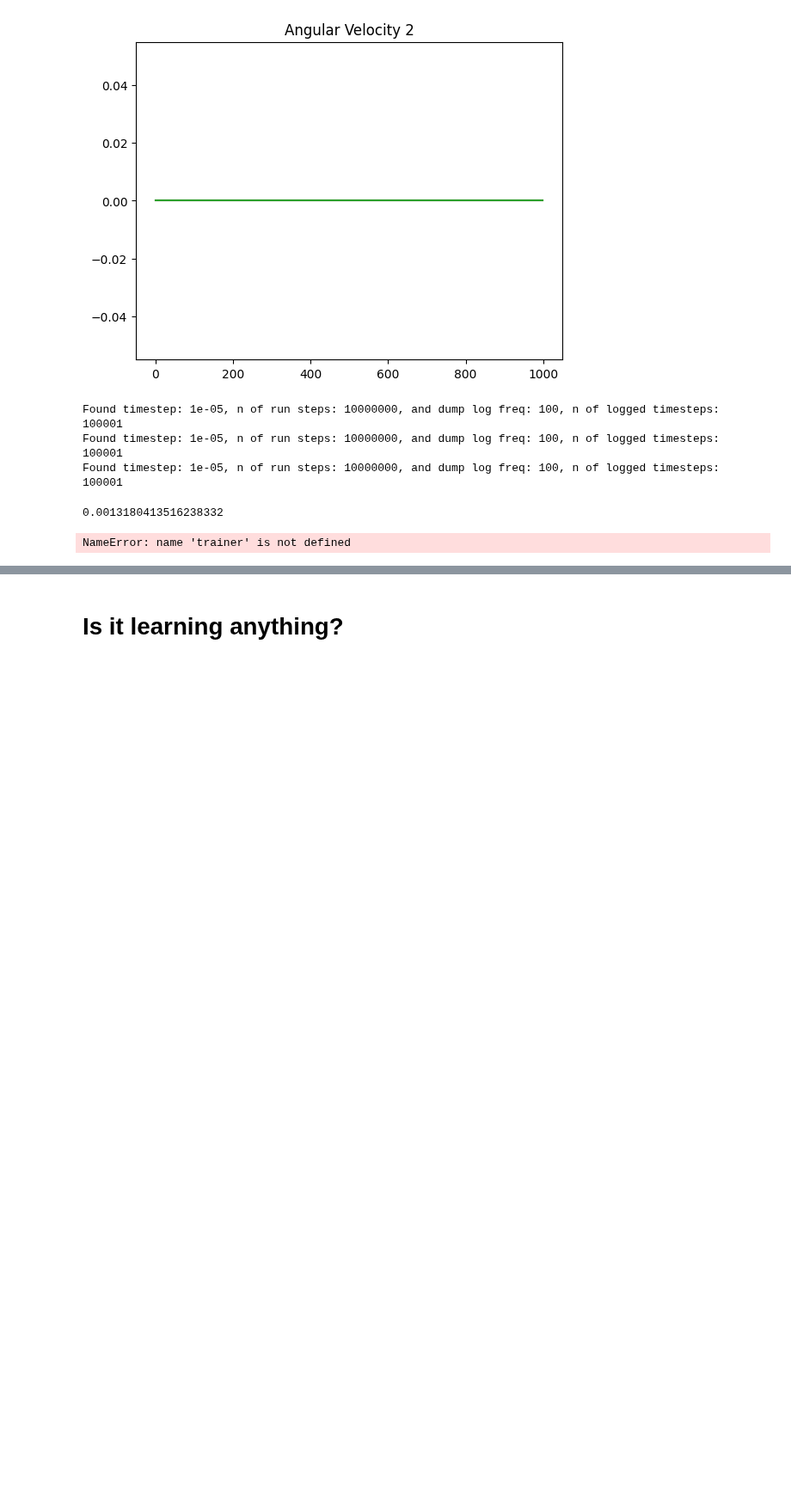
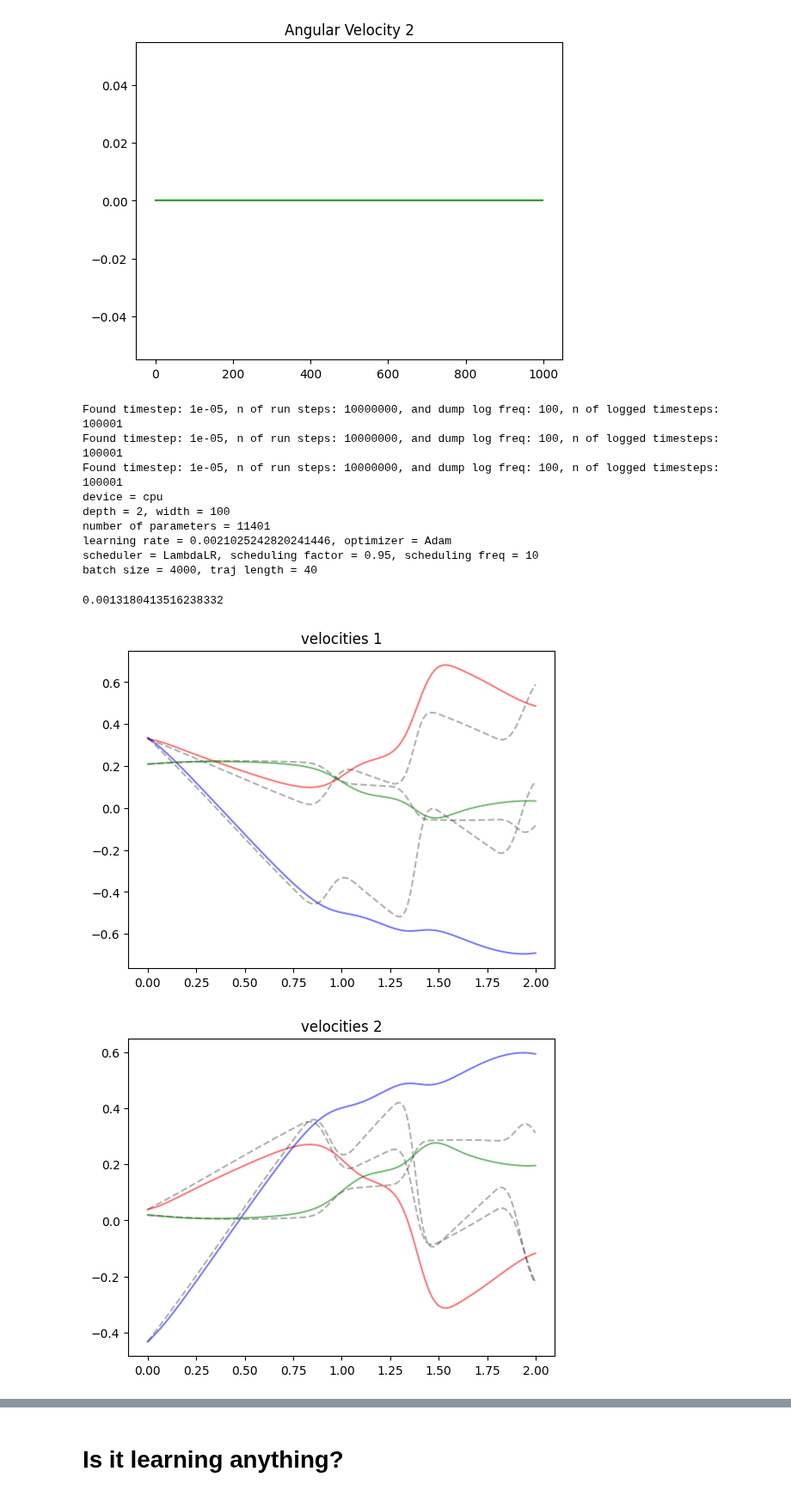
Before and after one commit to jakublala/coarsegrained-md-neural-ode, a Jupyter notebook: utils.ipynb, the cells around one changed output, grey strips where cells are left out. Shown at 86% size. Saved outputs shown, nothing was run; the diff lists cells and outputs as text; code cells hidden in the pictures; blank space fills up the shorter version.

```diff
--- a/utils.ipynb
+++ b/utils.ipynb
@@ -400,7 +400,7 @@ config = dict(
     nn_width=100,
     activation_function=None,
     eval_batch_length=1000,
-    load_folder='results/2022-07-30/11-29-22/400',
+    load_folder='results/2022-07-30/11-29-22/450',
     dtype=torch.float32,
     itr_printing_freq=1,
     printing_freq=1,
@@ -421,6 +421,12 @@ trainer = Trainer(config)
 Found timestep: 1e-05, n of run steps: 10000000, and dump log freq: 100, n of logged timesteps: 100001
 Found timestep: 1e-05, n of run steps: 10000000, and dump log freq: 100, n of logged timesteps: 100001
 Found timestep: 1e-05, n of run steps: 10000000, and dump log freq: 100, n of logged timesteps: 100001
+device = cpu
+depth = 2, width = 100
+number of parameters = 11401
+learning rate = 0.0021025242820241446, optimizer = Adam
+scheduler = LambdaLR, scheduling factor = 0.95, scheduling freq = 10
+batch size = 4000, traj length = 40
 # %%
 print(trainer.evaluate(True))
 # %% [output]
@@ -431,7 +437,7 @@ trainer.plot_traj(0, 'results/depth-2-width-1000-lr-0.02-loss-all/47000')
 from diffmd.solvers import odeint_adjoint
 import matplotlib.pyplot as plt
 with torch.no_grad():
-    traj_length = 500
+    traj_length = 2000
     nbatches = 1
     start_index = 1
 
@@ -496,31 +502,32 @@ with torch.no_grad():
         plt.show()
 
         for i in ind_pos:
             plt.title('positions 2')
             plt.plot(batch_t, batch_y[:,1,i], 'k--', alpha=0.3, label=f'true {i}')
             plt.plot(batch_t, pred_y[:,1,i], 'r-', alpha=0.5, label=f'pred {i}')
         plt.show()
 
         # centre of mass separation
         batch_y_sep = np.linalg.norm(batch_y[:,1,6:9] - batch_y[:,0,6:9], axis=-1)
         pred_y_sep = np.linalg.norm(pred_y[:,1,6:9] - pred_y[:,0,6:9], axis=-1)
 
         plt.title('separation')
         plt.plot(batch_t, batch_y_sep, 'k--', alpha=0.3, label=f'true')
         plt.plot(batch_t, pred_y_sep, 'r-', alpha=0.5, label=f'pred')
         plt.show()
 
         # quaternions
         for i in ind_quat:
             plt.title('quaternions 1')
             plt.plot(batch_t, batch_y[:,0,i], 'k--', alpha=0.3, label=f'true {i}')
             plt.plot(batch_t, pred_y[:,0,i], 'r-', alpha=0.5, label=f'pred {i}')
         plt.show()
 
         for i in ind_quat:
             plt.title('quaternions 2')
             plt.plot(batch_t, batch_y[:,1,i], 'k--', alpha=0.3, label=f'true {i}')
             plt.plot(batch_t, pred_y[:,1,i], 'r-', alpha=0.5, label=f'pred {i}')
         plt.show()
 # %% [output]
-NameError: name 'trainer' is not defined
+[figure, added]
+[figure, added]
```
Also changed, not shown: parts of 2 cells of this notebook, 6 other files.
